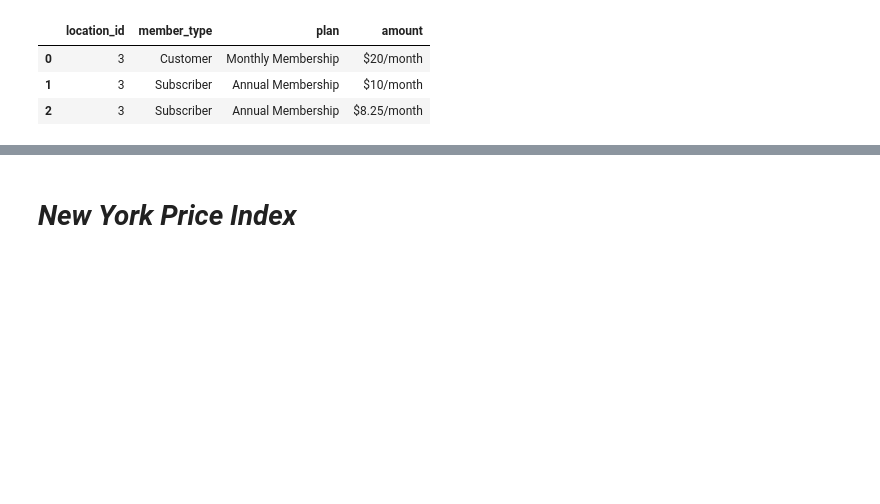
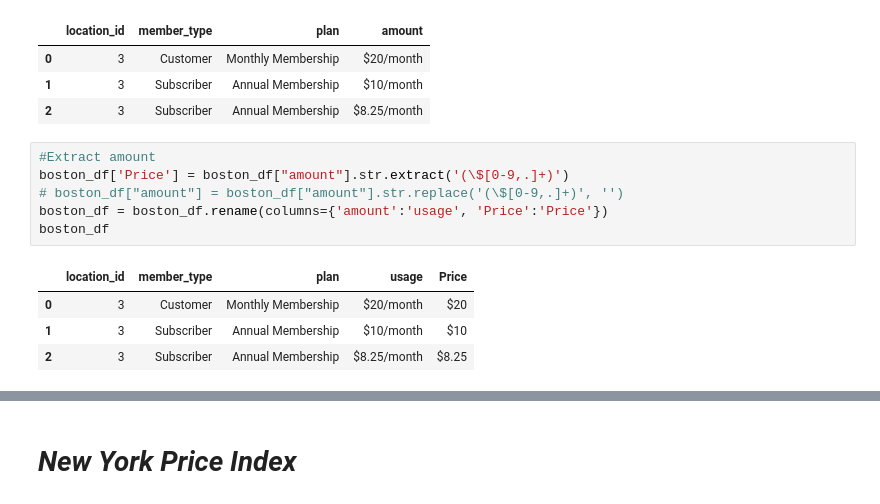
Before and after one commit to JeganS948/project2, a Jupyter notebook: pricing_index.ipynb, the cells around one changed output, grey strips where cells are left out. Saved outputs shown, nothing was run; the diff lists cells and outputs as text; blank space fills up the shorter version.

```diff
--- a/pricing_index.ipynb
+++ b/pricing_index.ipynb
@@ -229,3 +237,14 @@ boston_df
 | 0 | 3 | Customer | Monthly Membership | $20/month |
 | 1 | 3 | Subscriber | Annual Membership | $10/month |
 | 2 | 3 | Subscriber | Annual Membership | $8.25/month |
+# %%
+#Extract amount
+boston_df['Price'] = boston_df["amount"].str.extract('(\$[0-9,.]+)')
+# boston_df["amount"] = boston_df["amount"].str.replace('(\$[0-9,.]+)', '')
+boston_df = boston_df.rename(columns={'amount':'usage', 'Price':'Price'})
+boston_df
+# %% [output]
+|  | location_id | member_type | plan | usage | Price |
+| 0 | 3 | Customer | Monthly Membership | $20/month | $20 |
+| 1 | 3 | Subscriber | Annual Membership | $10/month | $10 |
+| 2 | 3 | Subscriber | Annual Membership | $8.25/month | $8.25 |
```
Also changed, not shown: parts of 4 cells of this notebook.
